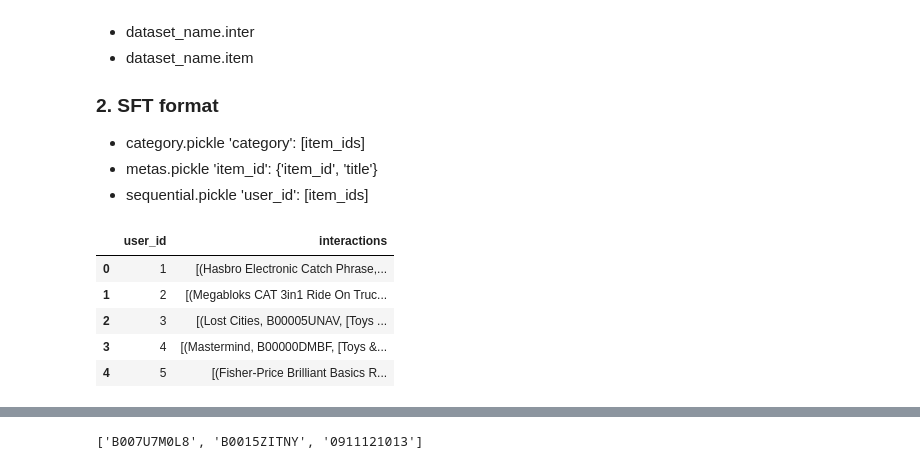
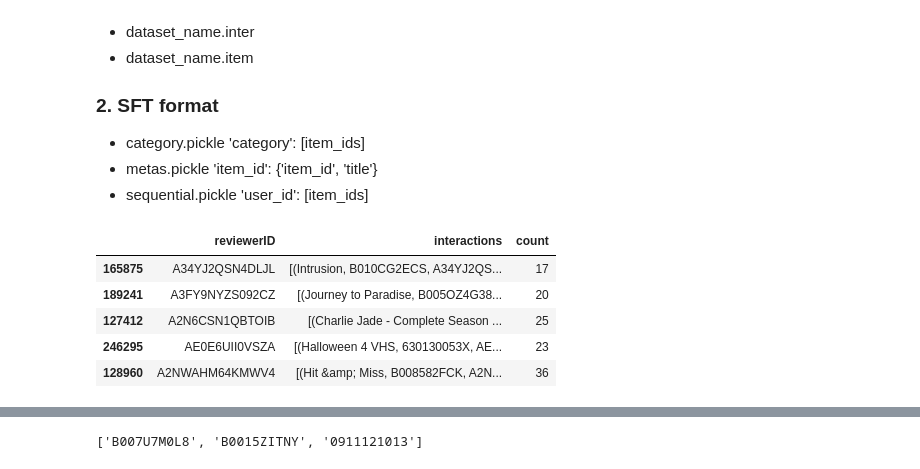
Before and after one commit to leepyone/scope-rec, a Jupyter notebook: data/data_convert.ipynb, the cells around one changed output, grey strips where cells are left out. Drawn from its saved outputs; the diff is of its cells as text; code cells hidden in the pictures.

```diff
--- a/data/data_convert.ipynb
+++ b/data/data_convert.ipynb
@@ -24,15 +24,15 @@ def save_pickle(data,save_path):
 - metas.pickle 'item_id': {'item_id', 'title'}
 - sequential.pickle 'user_id': [item_ids]
 # %%
-file_path = '/home/wangshuo/codes/rec-scope/constraint_search/data/Toys/base/toys_final.pickle'
+file_path = '/home/wangshuo/codes/rec-scope/constraint_search/data/movies/base/movies_final.pickle'
 final_df = load_pickle(file_path)
 final_df.head()
 # %% [output]
-|  | user_id | interactions |
-| 0 | 1 | [(Hasbro Electronic Catch Phrase,... |
-| 1 | 2 | [(Megabloks CAT 3in1 Ride On Truc... |
-| 2 | 3 | [(Lost Cities, B00005UNAV, [Toys ... |
-| 3 | 4 | [(Mastermind, B00000DMBF, [Toys &... |
-| 4 | 5 | [(Fisher-Price Brilliant Basics R... |
+|  | reviewerID | interactions | count |
+| 165875 | A34YJ2QSN4DLJL | [(Intrusion, B010CG2ECS, A34YJ2QS... | 17 |
+| 189241 | A3FY9NYZS092CZ | [(Journey to Paradise, B005OZ4G38... | 20 |
+| 127412 | A2N6CSN1QBTOIB | [(Charlie Jade - Complete Season ... | 25 |
+| 246295 | AE0E6UII0VSZA | [(Halloween 4 VHS, 630130053X, AE... | 23 |
+| 128960 | A2NWAHM64KMWV4 | [(Hit &amp; Miss, B008582FCK, A2N... | 36 |
 # %%
 final_df.iloc[0]['interactions']
```
Also changed, not shown: parts of 9 cells of this notebook, 12 other files.
